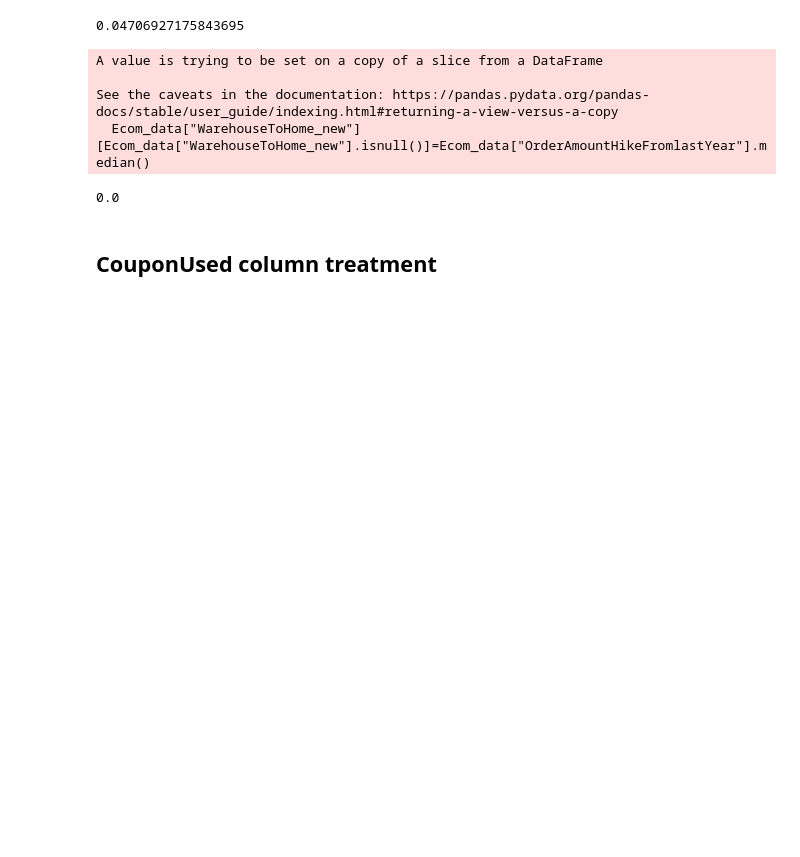
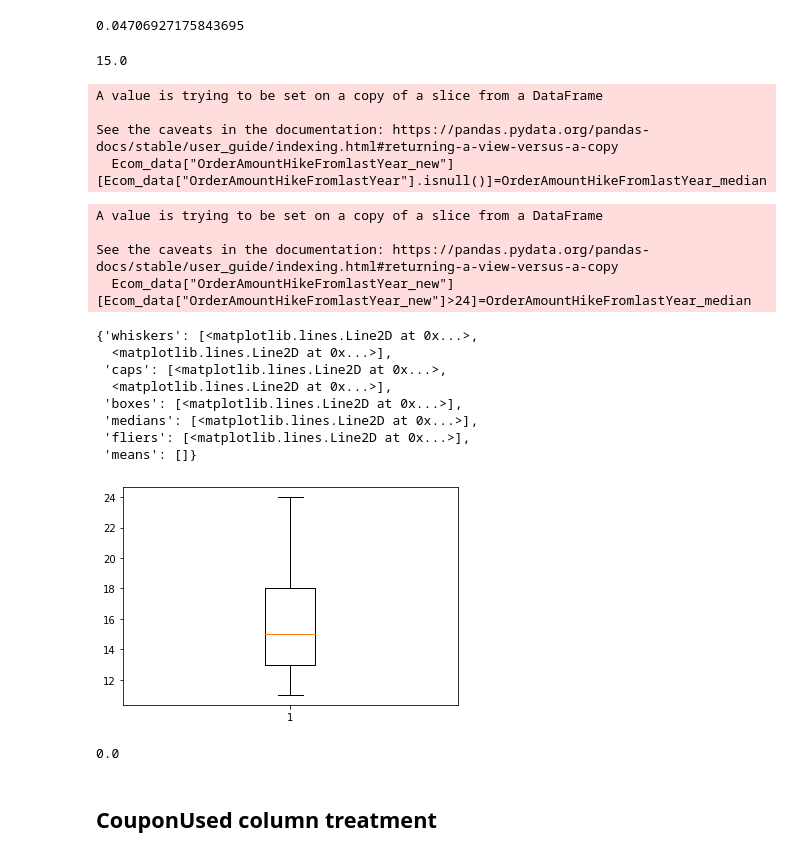
Before and after one commit to tariqzia5/ML_Credit-Card-Customers-Churn-Prediction, a Jupyter notebook: Ecom_Project.ipynb, the cells around one changed output. Drawn from its saved outputs; the diff is of its cells as text; code cells hidden in the pictures; blank space fills up the shorter version.

```diff
--- a/Ecom_Project.ipynb
+++ b/Ecom_Project.ipynb
@@ -827,10 +837,34 @@ Ecom_data["OrderAmountHikeFromlastYear"].isnull().sum()/len(Ecom_data)
 # %%
 Ecom_data["OrderAmountHikeFromlastYear_new"]=Ecom_data["OrderAmountHikeFromlastYear"]
 # %%
-Ecom_data["WarehouseToHome_new"][Ecom_data["WarehouseToHome_new"].isnull()]=Ecom_data["OrderAmountHikeFromlastYear"].median()
+OrderAmountHikeFromlastYear_median=Ecom_data["OrderAmountHikeFromlastYear"].median()
+OrderAmountHikeFromlastYear_median
 # %% [output]
-A value is trying to be set on a copy of a slice from a DataFrame
-
-See the caveats in the documentation: https://pandas.pydata.org/pandas-docs/stable/user_guide/indexing.html#returning-a-view-versus-a-copy
-  Ecom_data["WarehouseToHome_new"][Ecom_data["WarehouseToHome_new"].isnull()]=Ecom_data["OrderAmountHikeFromlastYear"].median()
+15.0
+# %%
+Ecom_data["OrderAmountHikeFromlastYear_new"][Ecom_data["OrderAmountHikeFromlastYear"].isnull()]=OrderAmountHikeFromlastYear_median
+# %% [output]
+A value is trying to be set on a copy of a slice from a DataFrame
+
+See the caveats in the documentation: https://pandas.pydata.org/pandas-docs/stable/user_guide/indexing.html#returning-a-view-versus-a-copy
+  Ecom_data["OrderAmountHikeFromlastYear_new"][Ecom_data["OrderAmountHikeFromlastYear"].isnull()]=OrderAmountHikeFromlastYear_median
+# %%
+Ecom_data["OrderAmountHikeFromlastYear_new"][Ecom_data["OrderAmountHikeFromlastYear_new"]>24]=OrderAmountHikeFromlastYear_median
+# %% [output]
+A value is trying to be set on a copy of a slice from a DataFrame
+
+See the caveats in the documentation: https://pandas.pydata.org/pandas-docs/stable/user_guide/indexing.html#returning-a-view-versus-a-copy
+  Ecom_data["OrderAmountHikeFromlastYear_new"][Ecom_data["OrderAmountHikeFromlastYear_new"]>24]=OrderAmountHikeFromlastYear_median
+# %%
+plt.boxplot(Ecom_data["OrderAmountHikeFromlastYear_new"])
+# %% [output]
+{'whiskers': [<matplotlib.lines.Line2D at 0x...>,
+  <matplotlib.lines.Line2D at 0x...>],
+ 'caps': [<matplotlib.lines.Line2D at 0x...>,
+  <matplotlib.lines.Line2D at 0x...>],
+ 'boxes': [<matplotlib.lines.Line2D at 0x...>],
+ 'medians': [<matplotlib.lines.Line2D at 0x...>],
+ 'fliers': [<matplotlib.lines.Line2D at 0x...>],
+ 'means': []}
+[figure, added]
 # %%
```
Also changed, not shown: parts of 42 cells of this notebook.
